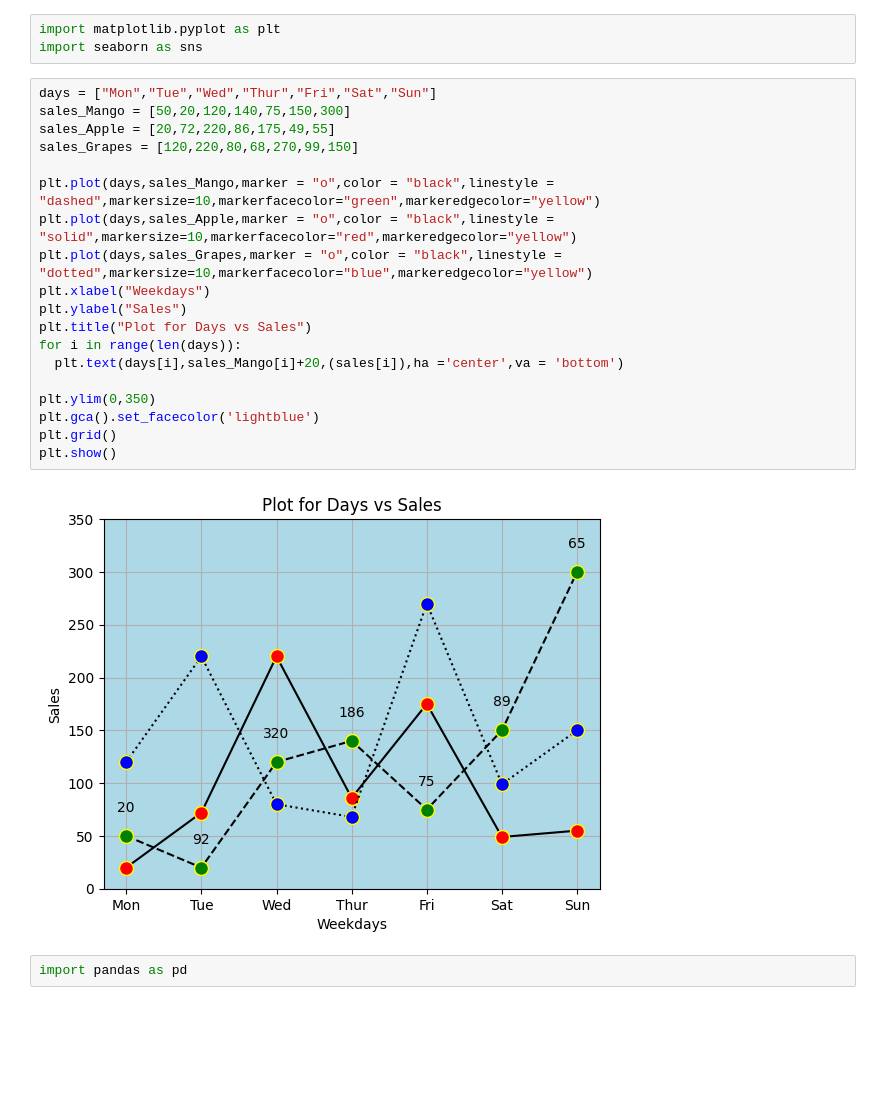
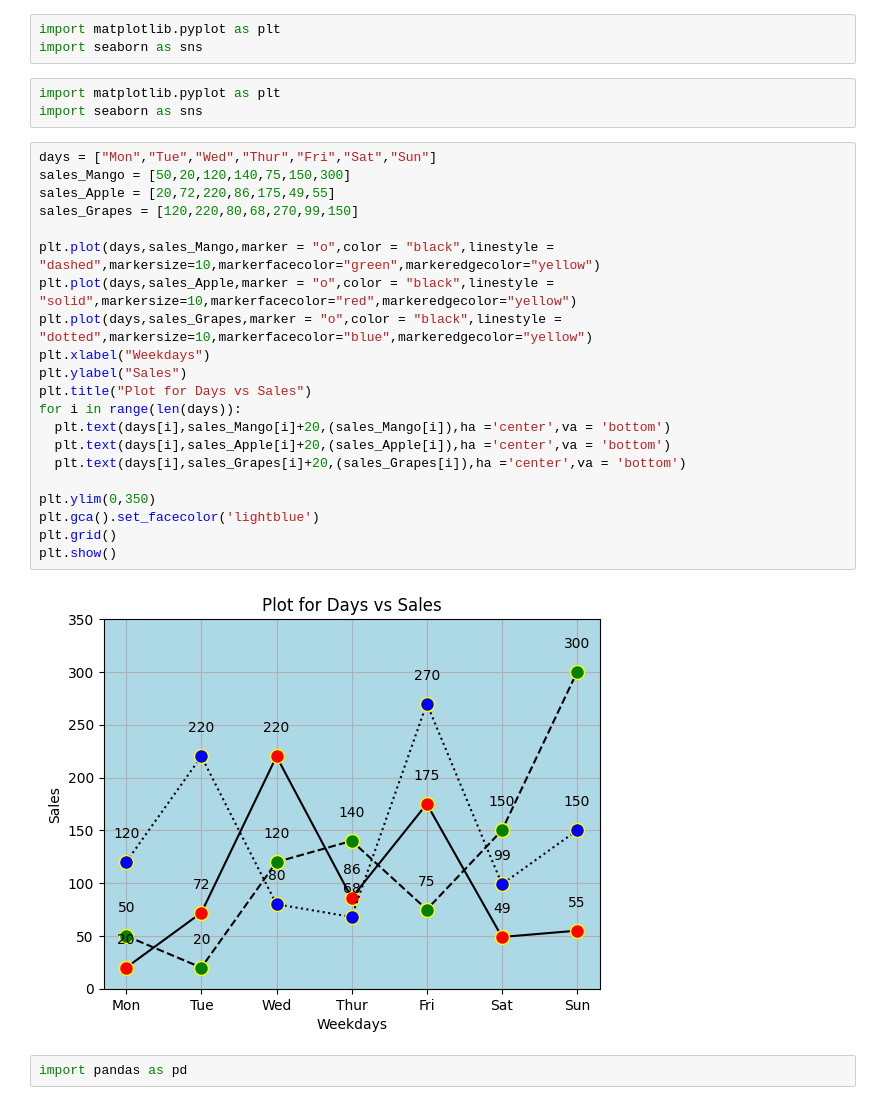
Before and after one commit to Boomamohan/-My_first_repo, a Jupyter notebook: dataset.ipynb, the cells around one changed output. Drawn from its saved outputs; the diff is of its cells as text; blank space fills up the shorter version.

```diff
--- a/dataset.ipynb
+++ b/dataset.ipynb
@@ -20,27 +20,32 @@ NameError: name 'plt' is not defined
 # %%
 import matplotlib.pyplot as plt
 import seaborn as sns
+# %%
+import matplotlib.pyplot as plt
+import seaborn as sns
 # %%
 days = ["Mon","Tue","Wed","Thur","Fri","Sat","Sun"]
 sales_Mango = [50,20,120,140,75,150,300]
 sales_Apple = [20,72,220,86,175,49,55]
 sales_Grapes = [120,220,80,68,270,99,150]
 
 plt.plot(days,sales_Mango,marker = "o",color = "black",linestyle = "dashed",markersize=10,markerfacecolor="green",markeredgecolor="yellow")
 plt.plot(days,sales_Apple,marker = "o",color = "black",linestyle = "solid",markersize=10,markerfacecolor="red",markeredgecolor="yellow")
 plt.plot(days,sales_Grapes,marker = "o",color = "black",linestyle = "dotted",markersize=10,markerfacecolor="blue",markeredgecolor="yellow")
 plt.xlabel("Weekdays")
 plt.ylabel("Sales")
 plt.title("Plot for Days vs Sales")
 for i in range(len(days)):
-  plt.text(days[i],sales_Mango[i]+20,(sales[i]),ha ='center',va = 'bottom')
+  plt.text(days[i],sales_Mango[i]+20,(sales_Mango[i]),ha ='center',va = 'bottom')
+  plt.text(days[i],sales_Apple[i]+20,(sales_Apple[i]),ha ='center',va = 'bottom')
+  plt.text(days[i],sales_Grapes[i]+20,(sales_Grapes[i]),ha ='center',va = 'bottom')
 
 plt.ylim(0,350)
 plt.gca().set_facecolor('lightblue')
 plt.grid()
 plt.show()
 # %% [output]
-[figure, old version]
+[figure, new version]
 # %%
 import pandas as pd
 # %%
```
